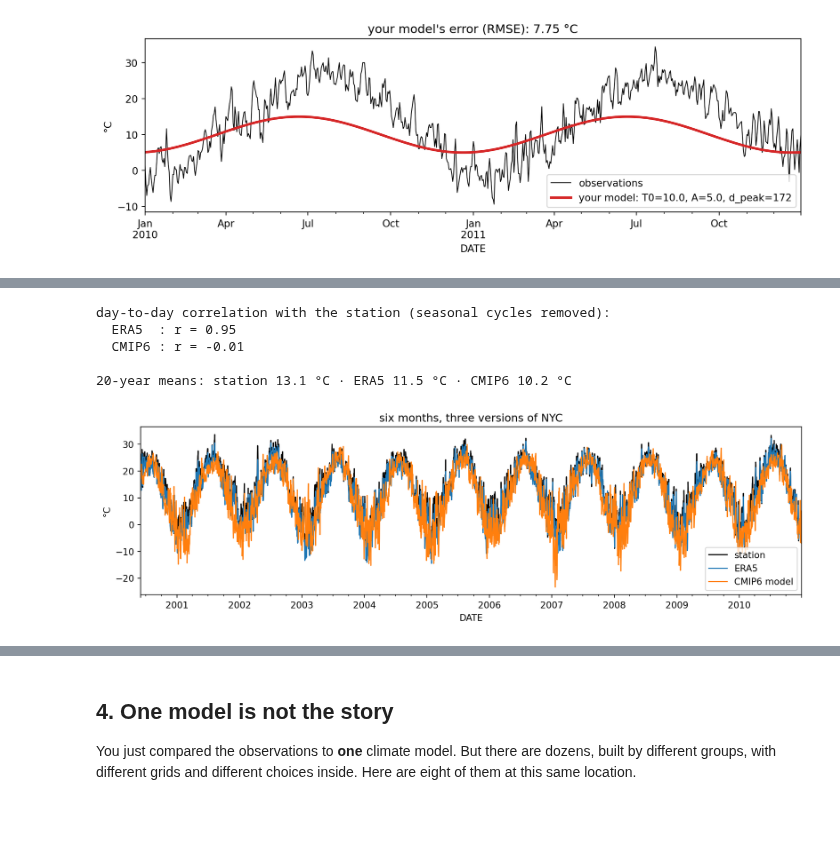
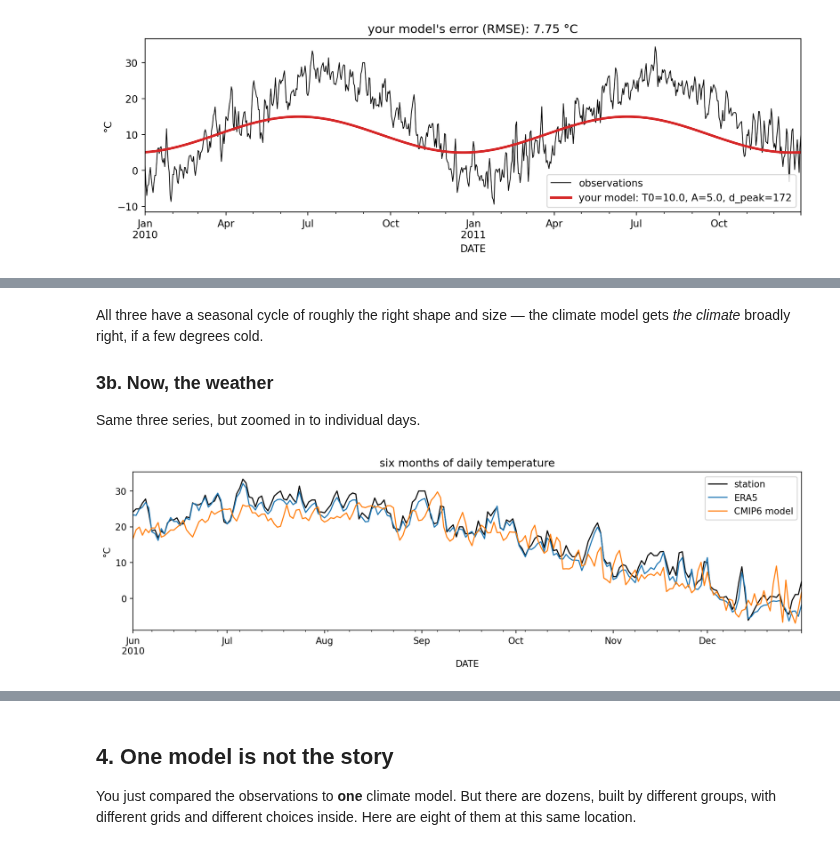
Before and after one commit to dhruvbalwada/intro-climate-modeling-fall2026, a Jupyter notebook: labs/lab0c_nyc_climate.ipynb, the cells around one changed output, grey strips where cells are left out. Cells and saved outputs as stored; diff of their text form; code cells hidden in the pictures; blank space fills up the shorter version.

Commit message:
Lab 0c section 3: seasonal cycle first (3a), then anomaly correlation (3b)
Co-Authored-By: Claude Opus 5 <noreply@anthropic.com>
Claude-Session: https://claude.ai/code/session_01HSpGjam7AsR2y7XqzyMftt

```diff
--- a/labs/lab0c_nyc_climate.ipynb
+++ b/labs/lab0c_nyc_climate.ipynb
@@ -124,0 +131,19 @@ The same location, from **ERA5** (a weather model continuously corrected by obse
+# %%
+fig, ax = plt.subplots(1, 2, figsize=(12, 3.6), width_ratios=[3, 2])
+
+doyg = df.index.dayofyear
+for c, col, lab in [("t_obs", "k", "station"), ("t_era5", "tab:blue", "ERA5"),
+                    ("t_cmip6", "tab:orange", "CMIP6 model")]:
+    ax[0].plot(df[c].groupby(doyg).mean(), color=col, lw=2, label=lab)
+ax[0].set_xlabel("day of year"); ax[0].set_ylabel("°C")
+ax[0].set_title("mean seasonal cycle"); ax[0].legend()
+
+for c, col, lab in [("t_obs", "k", "station"), ("t_era5", "tab:blue", "ERA5"),
+                    ("t_cmip6", "tab:orange", "CMIP6 model")]:
+    ax[1].hist(df[c].dropna(), bins=40, histtype="step", lw=2, color=col, label=lab, density=True)
+ax[1].set_xlabel("°C"); ax[1].set_title("full distribution"); ax[1].legend(fontsize=8)
+plt.tight_layout()
+
+print("20-year means:  " + "  ·  ".join(
+    f"{lab} {df[c].mean():.1f} °C" for c, lab in
+    [("t_obs","station"), ("t_era5","ERA5"), ("t_cmip6","CMIP6")]))
@@ -125,20 +153,14 @@ The same location, from **ERA5** (a weather model continuously corrected by obse
+# %% [markdown]
+All three have a seasonal cycle of roughly the right shape and size — the climate model gets *the climate* broadly right, if a few degrees cold.
+
+### 3b. Now, the weather
+
+Same three series, but zoomed in to individual days.
 # %%
 fig, ax = plt.subplots(figsize=(11, 3.5))
 for c, col, lab in [("t_obs", "k", "station"), ("t_era5", "tab:blue", "ERA5"), ("t_cmip6", "tab:orange", "CMIP6 model")]:
-    df[c]["2000-06":"2010-12"].plot(ax=ax, lw=1.2, color=col, label=lab)
-ax.set_ylabel("°C"); ax.legend(); ax.set_title("six months, three versions of NYC")
+    df[c]["2010-06":"2010-12"].plot(ax=ax, lw=1.2, color=col, label=lab)
+ax.set_ylabel("°C"); ax.legend(); ax.set_title("six months of daily temperature")
 plt.tight_layout()
-
-doyg = df.index.dayofyear
-a = df.apply(lambda c: c - c.groupby(doyg).transform("mean"))  # each series minus its own seasonal cycle
-print("day-to-day correlation with the station (seasonal cycles removed):")
-print(f"  ERA5  : r = {a['t_obs'].corr(a['t_era5']):.2f}")
-print(f"  CMIP6 : r = {a['t_obs'].corr(a['t_cmip6']):.2f}")
-print(f"\n20-year means: station {df['t_obs'].mean():.1f} °C · ERA5 {df['t_era5'].mean():.1f} °C · CMIP6 {df['t_cmip6'].mean():.1f} °C")
 # %% [output]
-day-to-day correlation with the station (seasonal cycles removed):
-  ERA5  : r = 0.95
-  CMIP6 : r = -0.01
-
-20-year means: station 13.1 °C · ERA5 11.5 °C · CMIP6 10.2 °C
-[figure, old version]
+[figure, new version]
```
Also changed, not shown: parts of 9 cells of this notebook, 5 other files.
